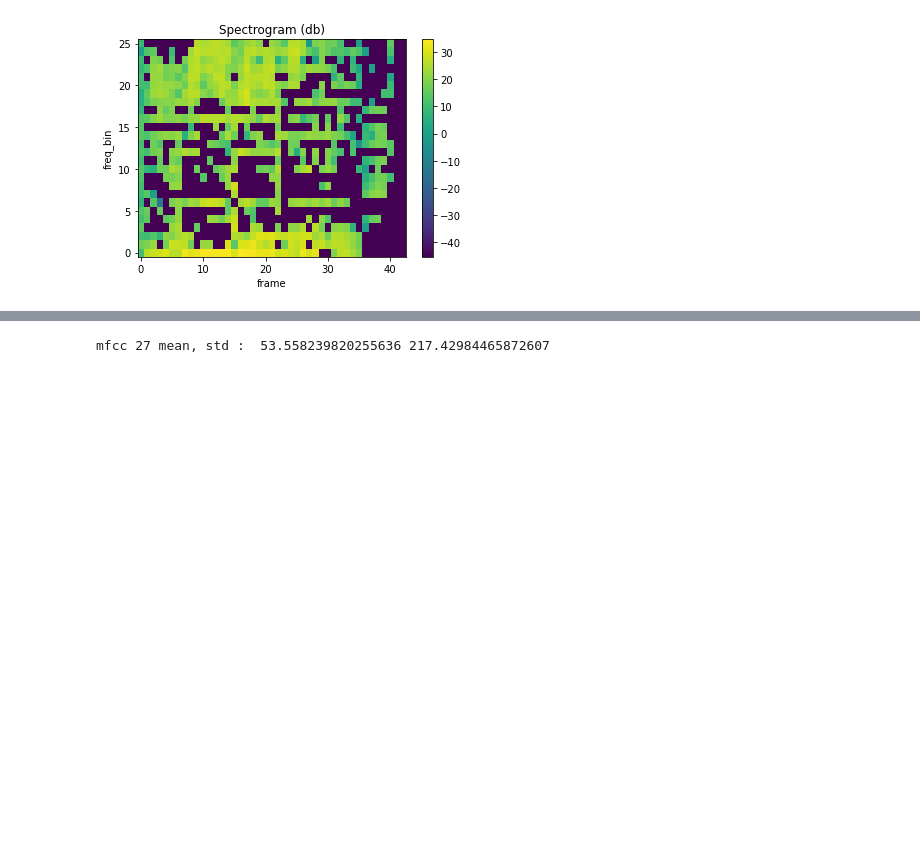
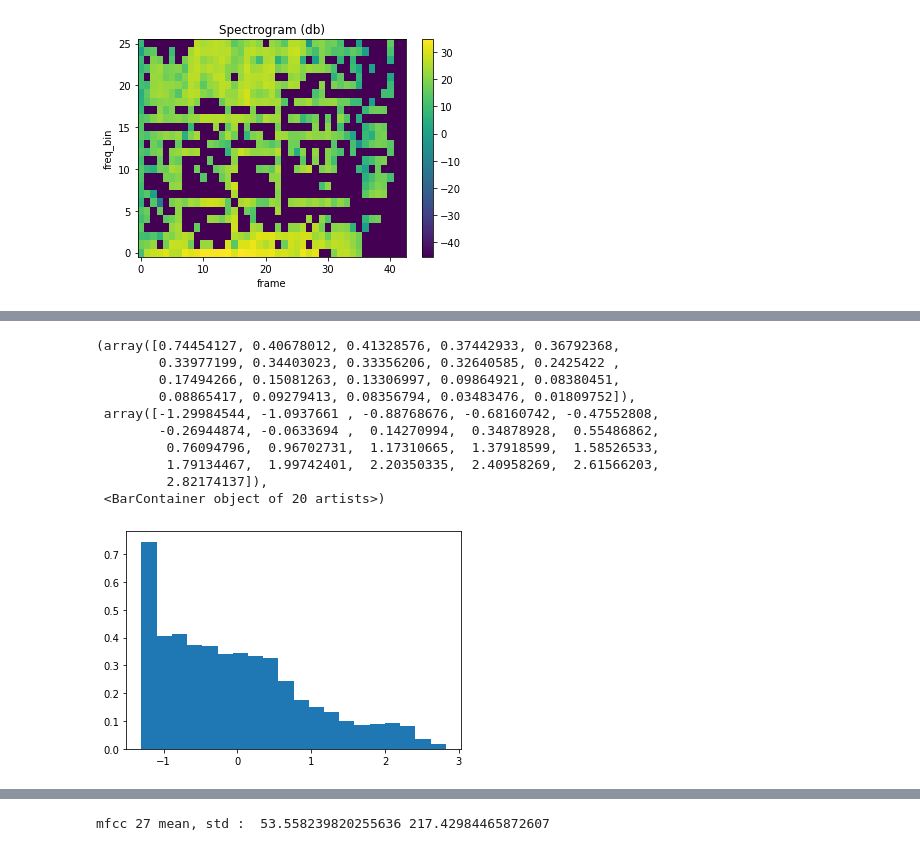
Before and after one commit to bub3690/voice_pathology_ai, a Jupyter notebook: distribution.ipynb, the cells around one changed output, grey strips where cells are left out. Saved outputs shown, nothing was run; the diff lists cells and outputs as text; code cells hidden in the pictures; blank space fills up the shorter version.

```diff
--- a/distribution.ipynb
+++ b/distribution.ipynb
@@ -532,0 +694,14 @@ normalize 분포
+# %%
+plt.hist(mels[0].reshape(-1),density=True,histtype='bar',bins=20)
+# %% [output]
+(array([0.74454127, 0.40678012, 0.41328576, 0.37442933, 0.36792368,
+        0.33977199, 0.34403023, 0.33356206, 0.32640585, 0.2425422 ,
+        0.17494266, 0.15081263, 0.13306997, 0.09864921, 0.08380451,
+        0.08865417, 0.09279413, 0.08356794, 0.03483476, 0.01809752]),
+ array([-1.29984544, -1.0937661 , -0.88768676, -0.68160742, -0.47552808,
+        -0.26944874, -0.0633694 ,  0.14270994,  0.34878928,  0.55486862,
+         0.76094796,  0.96702731,  1.17310665,  1.37918599,  1.58526533,
+         1.79134467,  1.99742401,  2.20350335,  2.40958269,  2.61566203,
+         2.82174137]),
+ <BarContainer object of 20 artists>)
+[figure, added]
```
Also changed, not shown: parts of 28 cells of this notebook.
